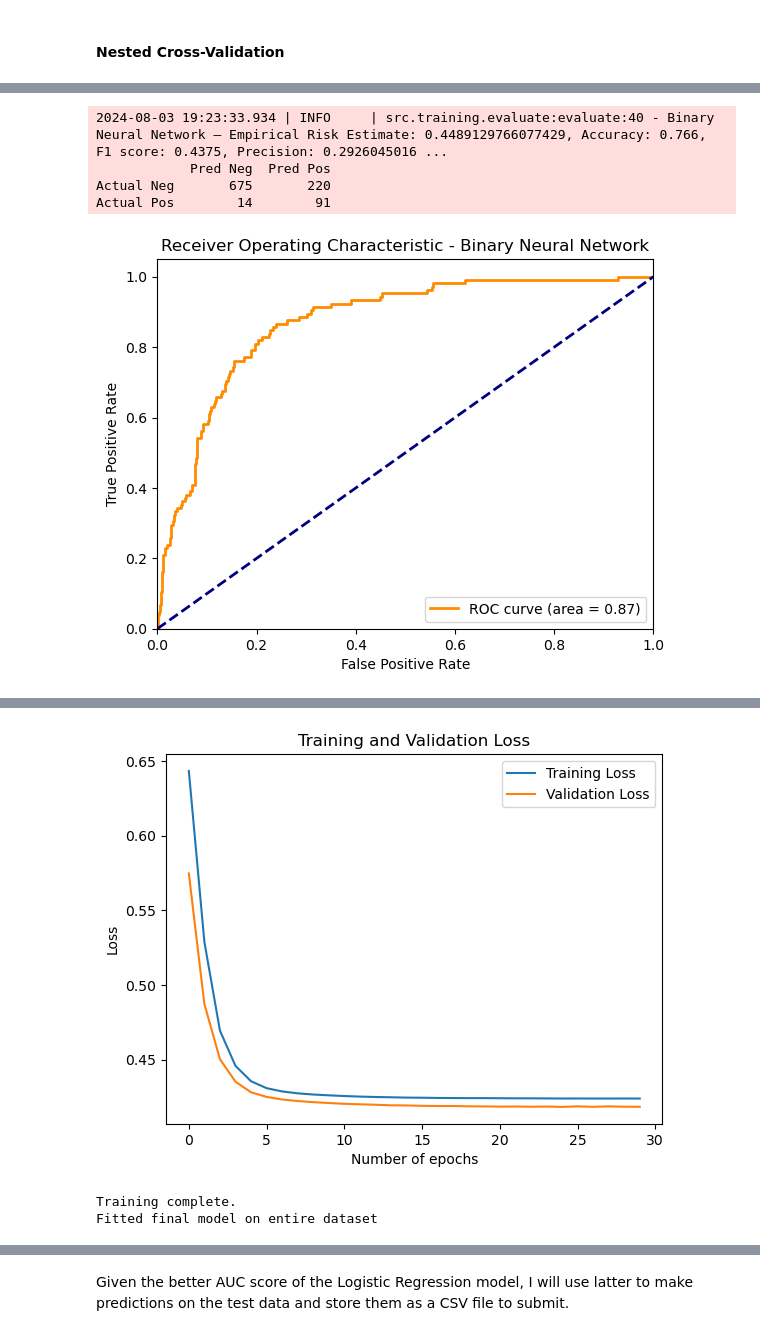
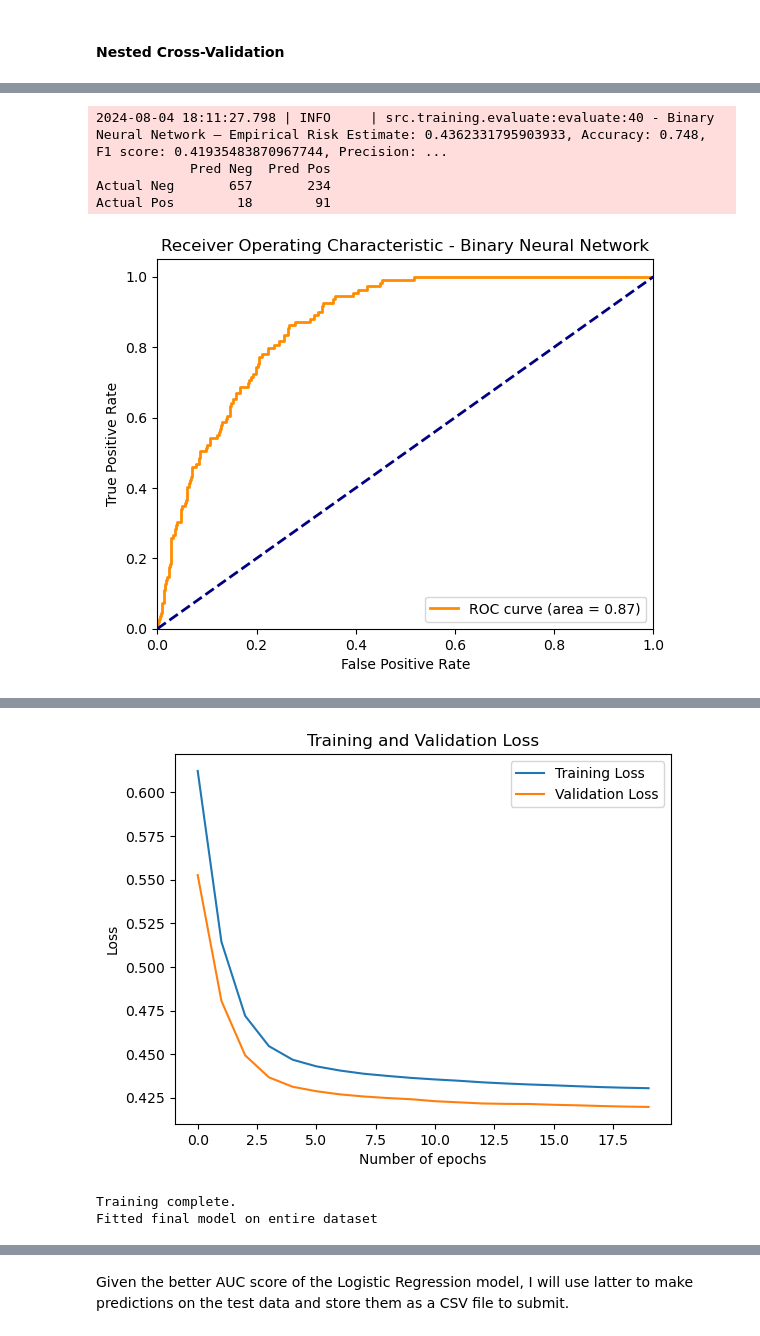
Before and after one commit to paulutsch/binary-stroke-classification, a Jupyter notebook: notebooks/main.ipynb, the cells around one changed output, grey strips where cells are left out. Saved outputs shown, nothing was run; the diff lists cells and outputs as text; code cells hidden in the pictures.

```diff
--- a/notebooks/main.ipynb
+++ b/notebooks/main.ipynb
@@ -468,7 +455,7 @@ The model seems to converge. It does not seem to be overfitting. The AUC is arou
 #### Nested Cross-Validation
 # %%
 param_grid_nn = {
-    "n_features": [X_selected.shape[1]],
+    "n_features": [X_original.shape[1]],
     "epochs": [10, 20, 30],
     "learning_rate": [0.1, 0.05, 0.01],
     "lambda_reg": [0.1, 0.01, 0.001],
@@ -479,8 +466,8 @@ param_grid_nn = {
 k = 5
 
 nn_final, nn_params, nn_R_est, nn_acc, nn_f1, nn_auc = nested_cross_validation(
-    X_selected,
-    y_selected,
+    X_original,
+    y_original,
     BinaryNeuralNetwork,
     param_grid_nn,
     k=k,
@@ -506,5 +493,5 @@ Selected best parameters: {'n_features': 25, 'epochs': 30, 'learning_rate': 0.05
-2024-08-03 19:23:33.934 | INFO     | src.training.evaluate:evaluate:40 - Binary Neural Network – Empirical Risk Estimate: 0.4489129766077429, Accuracy: 0.766, F1 score: 0.4375, Precision: 0.2926045016 ...
+2024-08-04 18:11:27.798 | INFO     | src.training.evaluate:evaluate:40 - Binary Neural Network – Empirical Risk Estimate: 0.4362331795903933, Accuracy: 0.748, F1 score: 0.41935483870967744, Precision: ...
             Pred Neg  Pred Pos
-Actual Neg       675       220
-Actual Pos        14        91
+Actual Neg       657       234
+Actual Pos        18        91
-[figure, old version]
+[figure, new version]
@@ -528,4 +515,4 @@ Epoch 29: Train Loss: 0.42390203114249614, Val Loss: 0.41837615679906265
-[figure, old version]
+[figure, new version]
 Training complete.
 Fitted final model on entire dataset
 # %% [markdown]
```
Also changed, not shown: parts of 20 cells of this notebook, 2 other files.
